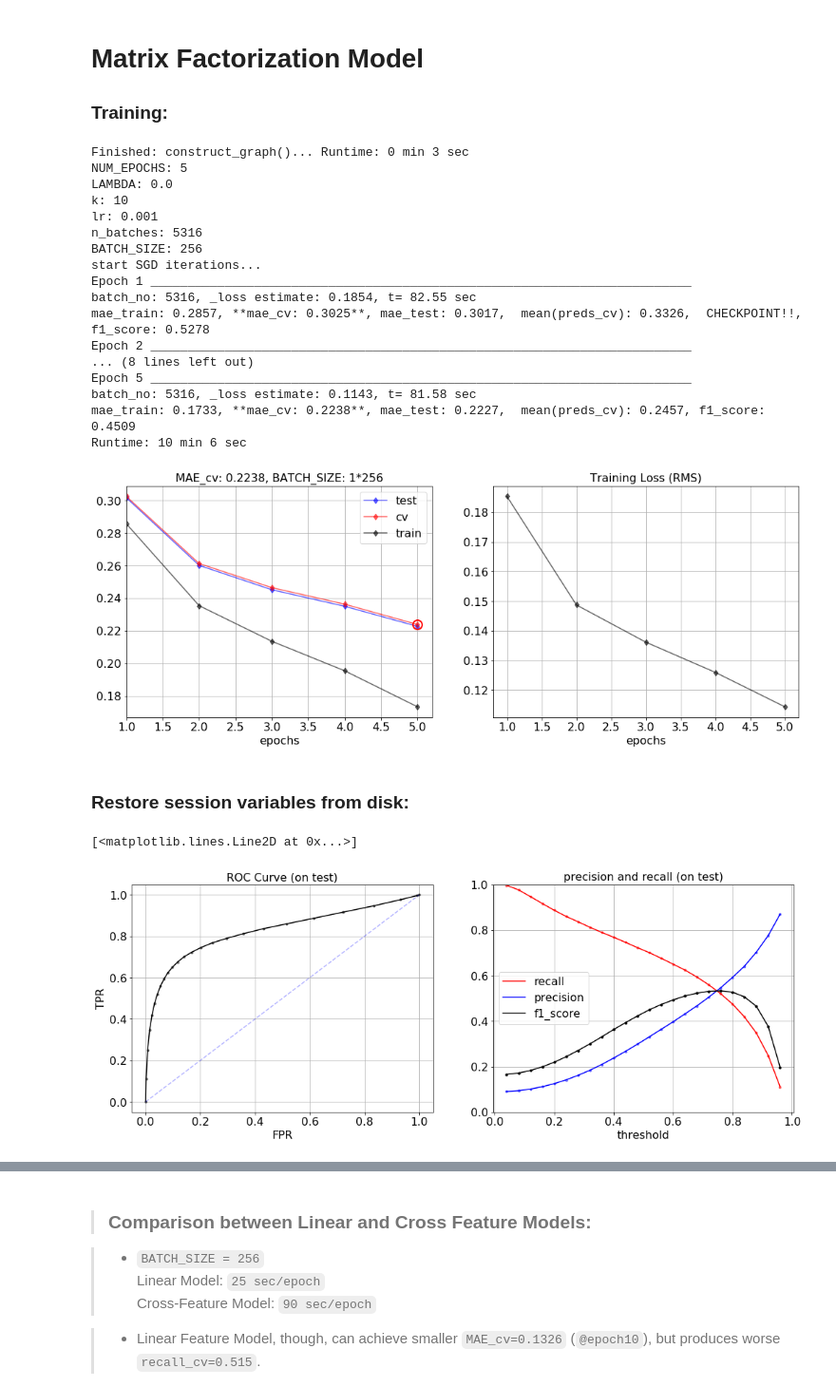
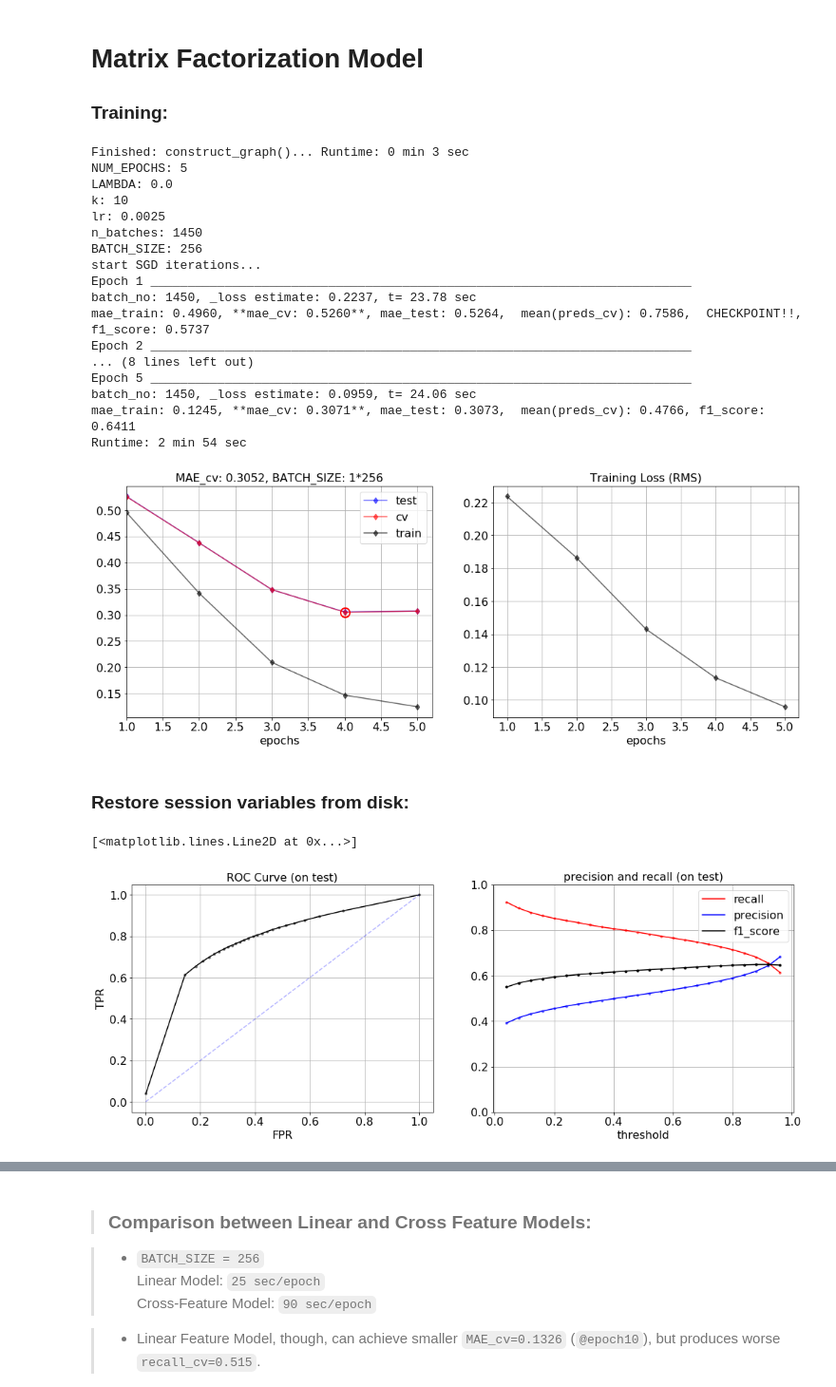
Before and after one commit to Pseud0n1nja/VentureHub, a Jupyter notebook: main.ipynb, the cells around one changed output, grey strips where cells are left out. Shown: that part at 95% size. Drawn from its saved outputs; the diff is of its cells as text; code cells hidden in the pictures.

Commit message:
MF Model with len(R0)==len(R) produced better results. f1_score=0.642

```diff
--- a/main.ipynb
+++ b/main.ipynb
@@ -184,6 +184,9 @@ with open('data/R0_indices.pkl', 'rb') as f:
 R0 = np.zeros(len(R0_indices))
 for i in collision_i:
     R0[i] = 1
+
+R0 = R0[:len(R)*2]
+R0_indices = R0_indices[:len(R)*2]
 # %% [markdown]
 ### Shuffle and Split Data:
 # %%
@@ -202,7 +205,7 @@ test_R_indices.shape:   (425351, 2)
 # %%
 LAMBDA = 0.000
 BATCH_SIZE = 256
-lr = 0.001
+lr = 0.0025
 k = 10
 NUM_EPOCHS = 5
 
@@ -233,20 +236,20 @@ Finished: construct_graph()... Runtime: 0 min 3 sec
 NUM_EPOCHS: 5
 LAMBDA: 0.0
 k: 10
-lr: 0.001
-n_batches: 5316
+lr: 0.0025
+n_batches: 1450
 BATCH_SIZE: 256
 start SGD iterations...
 Epoch 1 _________________________________________________________________________
-batch_no: 5316, _loss estimate: 0.1854, t= 82.55 sec
-mae_train: 0.2857, **mae_cv: 0.3025**, mae_test: 0.3017,  mean(preds_cv): 0.3326,  CHECKPOINT!!, f1_score: 0.5278
+batch_no: 1450, _loss estimate: 0.2237, t= 23.78 sec
+mae_train: 0.4960, **mae_cv: 0.5260**, mae_test: 0.5264,  mean(preds_cv): 0.7586,  CHECKPOINT!!, f1_score: 0.5737
 Epoch 2 _________________________________________________________________________
 ... (8 lines left out)
 Epoch 5 _________________________________________________________________________
-batch_no: 5316, _loss estimate: 0.1143, t= 81.58 sec
-mae_train: 0.1733, **mae_cv: 0.2238**, mae_test: 0.2227,  mean(preds_cv): 0.2457, f1_score: 0.4509
-Runtime: 10 min 6 sec
+batch_no: 1450, _loss estimate: 0.0959, t= 24.06 sec
+mae_train: 0.1245, **mae_cv: 0.3071**, mae_test: 0.3073,  mean(preds_cv): 0.4766, f1_score: 0.6411
+Runtime: 2 min 54 sec
-[figure, old version]
+[figure, new version]
 # %% [markdown]
 ### Restore session variables from disk:
 # %%
@@ -260,30 +269,38 @@ sess.close()
 # %%
+### Calculate and plot, precision, recall, f1_score and ROC curve.
+
 _, accuracy, precision, recall, f1_score, fpr = return_ROC_statistics(preds_cv, cv_R )
 
 # ................................................................
 
 ax = plt.subplot(121)
 ax.plot(fpr, recall, 'k')
 ax.plot(fpr, recall, 'k.', alpha=.5)
 ax.plot([0,1], [0,1],'b--', alpha=.3)
 ax.set_xlabel('FPR')
 ax.set_ylabel('TPR')
 ax.set_title('ROC Curve (on test)')
 
 ax = plt.subplot(122)
 threshold = np.linspace(0,1,len(precision))
 ax.plot(threshold[1:-1], recall[1:-1], 'r')
 ax.plot(threshold[1:-1], precision[1:-1], 'b')
 ax.plot(threshold[1:-1], f1_score[1:-1], 'k')
 ax.set_ylim((0,1))
 ax.set_xlabel('threshold')
 ax.set_title('precision and recall (on test)')
 ax.legend(['recall', 'precision','f1_score']);
 ax.plot(threshold[1:-1], recall[1:-1], 'r.', alpha=.5)
 ax.plot(threshold[1:-1], precision[1:-1], 'b.', alpha=.5)
 ax.plot(threshold[1:-1], f1_score[1:-1], 'k.')
 #.........................................
+y_pred_cv_01, _,precision_cv,recall_cv, f1_score_cv,_ = return_ROC_statistics(preds_cv, cv_R, threshold=0.90)
+print('precision_cv:{:6.3f}\nrecall_cv:{:6.3f} <==\nf1_score_cv:{:6.3f}'.format(
+                    precision_cv, recall_cv, f1_score_cv))
+
+from IPython.display import Markdown, Latex
+Latex('$$precision = \\frac{tp}{tp+fp}$$ $$$$ $$recall = \\frac{tp}{tp+fn}$$')
 # %% [output]
 [<matplotlib.lines.Line2D at 0x...>]
-[figure, old version]
+[figure, new version]
 # %%
```
Also changed, not shown: parts of 4 cells of this notebook, 1 other file.
